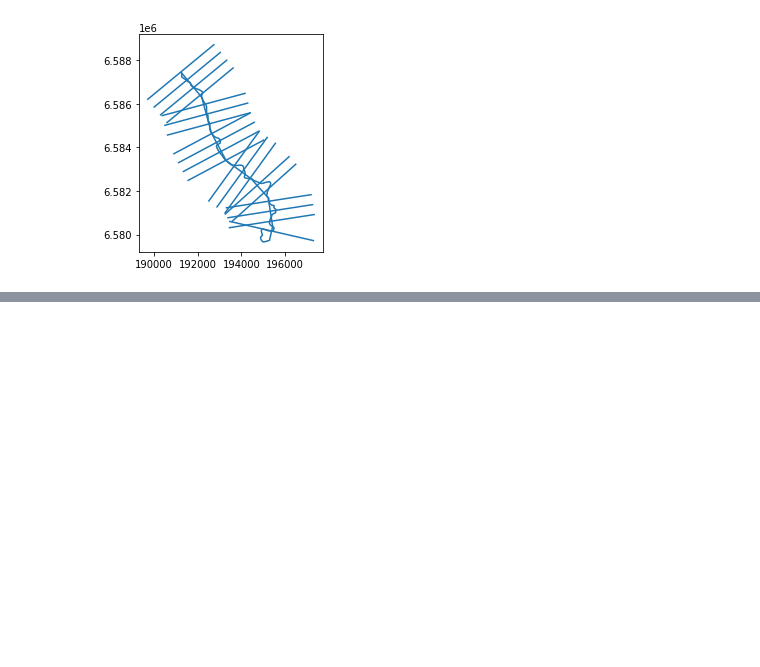
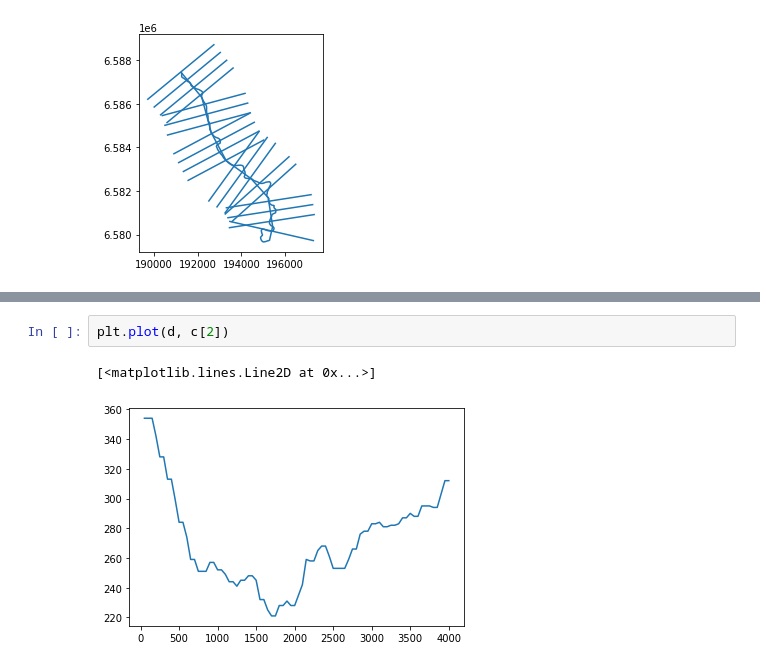
Before and after one commit to robertorolo/mancha_de_inundacao, a Jupyter notebook: prototipo.ipynb, the cells around one changed output, grey strips where cells are left out. Cells and saved outputs as stored; diff of their text form; blank space fills up the shorter version.

```diff
--- a/prototipo.ipynb
+++ b/prototipo.ipynb
@@ -65,0 +73,5 @@ s.plot()
+# %%
+plt.plot(d, c[2])
+# %% [output]
+[<matplotlib.lines.Line2D at 0x...>]
+[figure, added]
```
Also changed, not shown: parts of 5 cells of this notebook, 2 other files.
